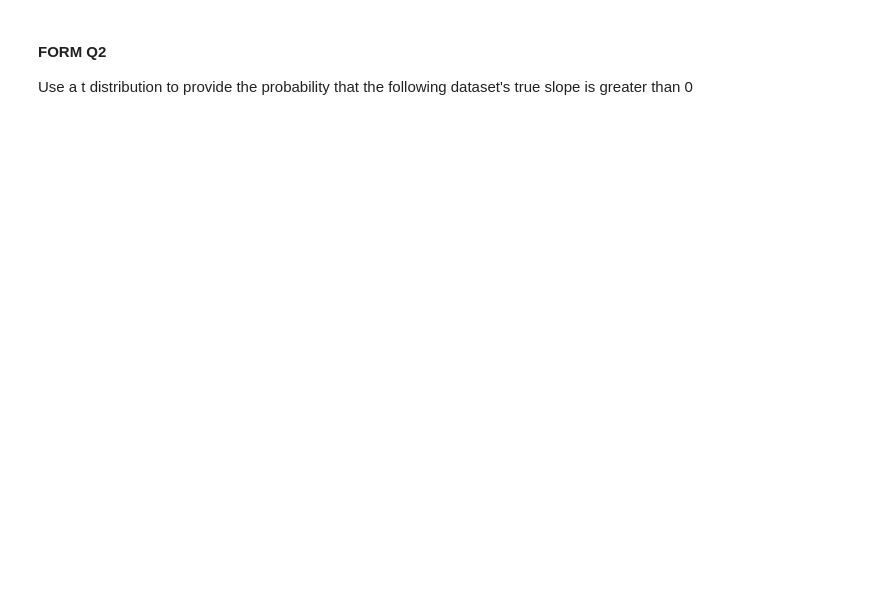
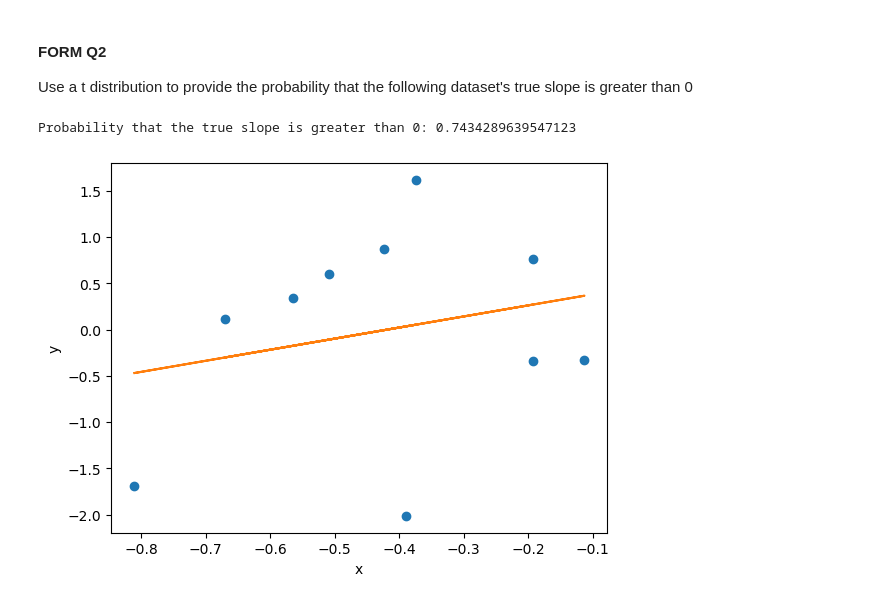
Before and after one commit to gallettilance/CS506-Fall2024, a Jupyter notebook: lecture_15/worksheet_15.ipynb, the cells around one changed output. Saved outputs shown, nothing was run; the diff lists cells and outputs as text; code cells hidden in the pictures; blank space fills up the shorter version.

```diff
--- a/lecture_15/worksheet_15.ipynb
+++ b/lecture_15/worksheet_15.ipynb
@@ -232,0 +246,39 @@ y = np.array([-0.34063108, -0.33409286, 0.34245857, 0.11062295, 0.76682389, 0.86
+# %%
+import numpy as np
+import matplotlib.pyplot as plt
+from scipy.stats import t
+
+# Data
+x = np.array([-0.1920605, -0.11290798, -0.56434374, -0.67052057, -0.19233284, -0.42403586, -0.8114285, -0.38986946, -0.37384161, -0.50930229])
+y = np.array([-0.34063108, -0.33409286, 0.34245857, 0.11062295, 0.76682389, 0.86592388, -1.68912015, -2.01463592, 1.61798563, 0.60557414])
+
+# Perform linear regression
+X = np.c_[np.ones(len(x)), x]
+beta = np.linalg.inv(X.T @ X) @ X.T @ y
+
+# Calculate residuals and standard error of the slope
+residuals = y - X @ beta
+sse = np.sum(residuals**2)
+s2 = sse / (len(y) - 2)
+var_beta = s2 * np.linalg.inv(X.T @ X)
+se_beta_1 = np.sqrt(var_beta[1, 1])
+
+# Calculate the t-statistic for the slope
+t_stat = beta[1] / se_beta_1
+
+# Degrees of freedom
+df = len(y) - 2
+
+# Calculate the probability that the true slope is greater than 0
+probability = 1 - t.cdf(0, df=df, loc=beta[1], scale=se_beta_1)
+print(f"Probability that the true slope is greater than 0: {probability}")
+
+# Plot the data and the linear regression line
+plt.plot(x, y, 'o')
+plt.plot(x, beta[0] + beta[1] * x)
+plt.xlabel('x')
+plt.ylabel('y')
+plt.show()
+# %% [output]
+Probability that the true slope is greater than 0: 0.7434289639547123
+[figure, added]
```
Also changed, not shown: parts of 8 cells of this notebook.
